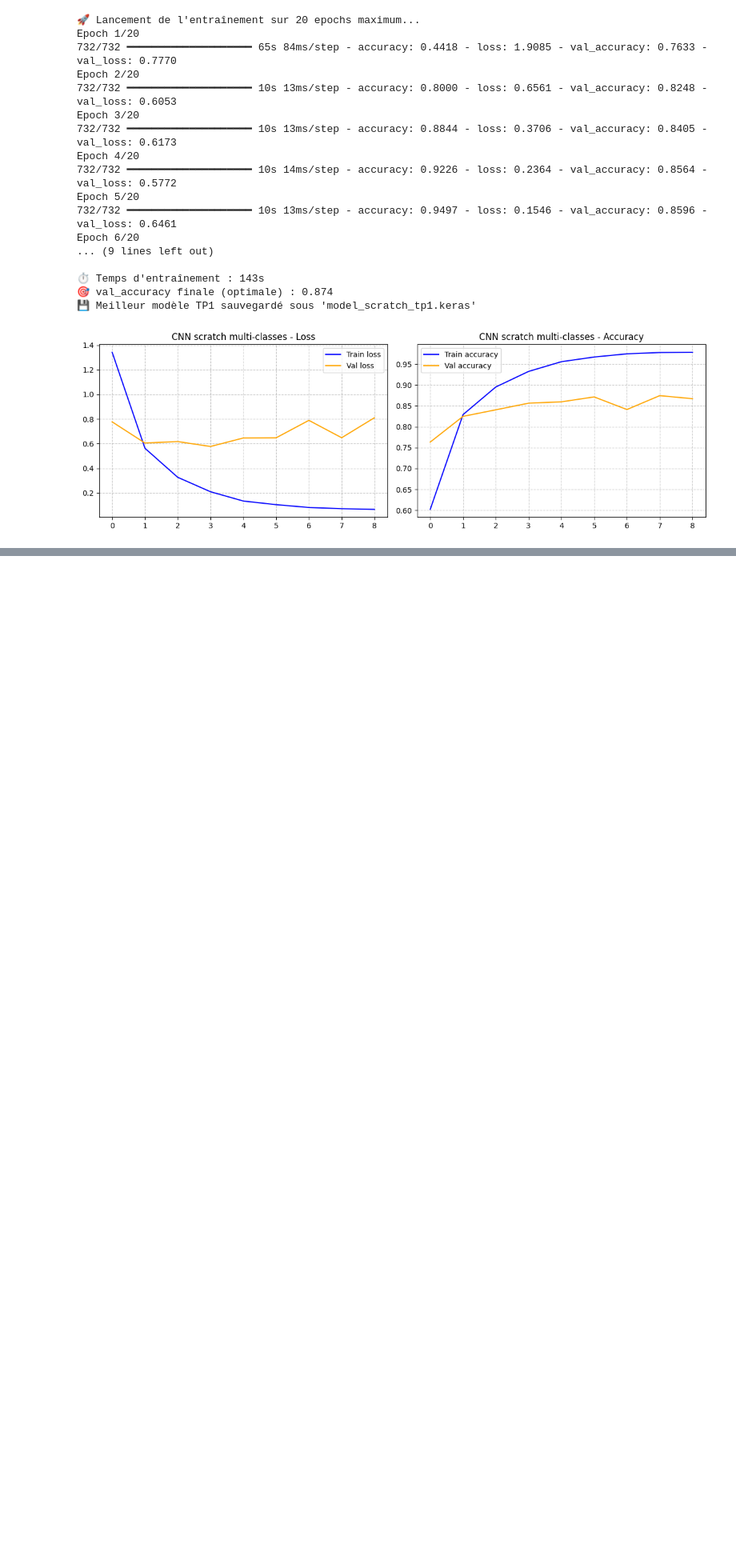
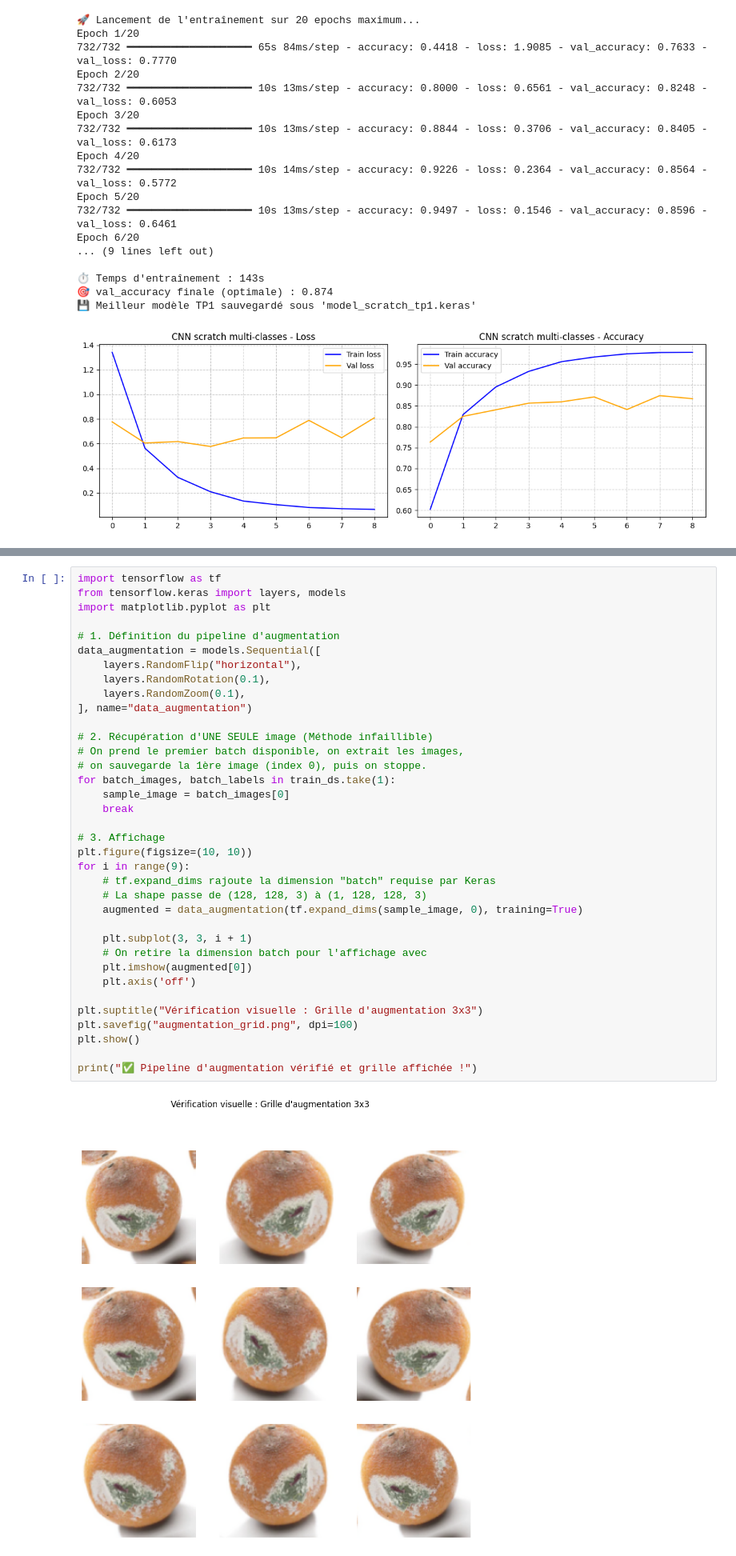
Before and after one commit to Anas7823/CNN-Anti-gaspillage, a Jupyter notebook: cnn-anti-gaspillage.ipynb, the cells around one changed output, grey strips where cells are left out. Shown at 80% size. Drawn from its saved outputs; the diff is of its cells as text; blank space fills up the shorter version.

Commit message:
feat: amélioration du modèle avec régularisation
- Intégration de la Data Augmentation (Flip, Rotation, Zoom).
- Ajout d'une couche Dropout (0.4) pour réduire l'overfitting.

```diff
--- a/cnn-anti-gaspillage.ipynb
+++ b/cnn-anti-gaspillage.ipynb
@@ -402,0 +405,38 @@ Epoch 6/20
+# %%
+import tensorflow as tf
+from tensorflow.keras import layers, models
+import matplotlib.pyplot as plt
+
+# 1. Définition du pipeline d'augmentation
+data_augmentation = models.Sequential([
+    layers.RandomFlip("horizontal"),
+    layers.RandomRotation(0.1),
+    layers.RandomZoom(0.1),
+], name="data_augmentation")
+
+# 2. Récupération d'UNE SEULE image (Méthode infaillible)
+# On prend le premier batch disponible, on extrait les images,
+# on sauvegarde la 1ère image (index 0), puis on stoppe.
+for batch_images, batch_labels in train_ds.take(1):
+    sample_image = batch_images[0]
+    break
+
+# 3. Affichage
+plt.figure(figsize=(10, 10))
+for i in range(9):
+    # tf.expand_dims rajoute la dimension "batch" requise par Keras
+    # La shape passe de (128, 128, 3) à (1, 128, 128, 3)
+    augmented = data_augmentation(tf.expand_dims(sample_image, 0), training=True)
+
+    plt.subplot(3, 3, i + 1)
+    # On retire la dimension batch pour l'affichage avec
+    plt.imshow(augmented[0])
+    plt.axis('off')
+
+plt.suptitle("Vérification visuelle : Grille d'augmentation 3x3")
+plt.savefig("augmentation_grid.png", dpi=100)
+plt.show()
+
+print("✅ Pipeline d'augmentation vérifié et grille affichée !")
+# %% [output]
+[figure, added]
```
Also changed, not shown: parts of 3 cells of this notebook.
